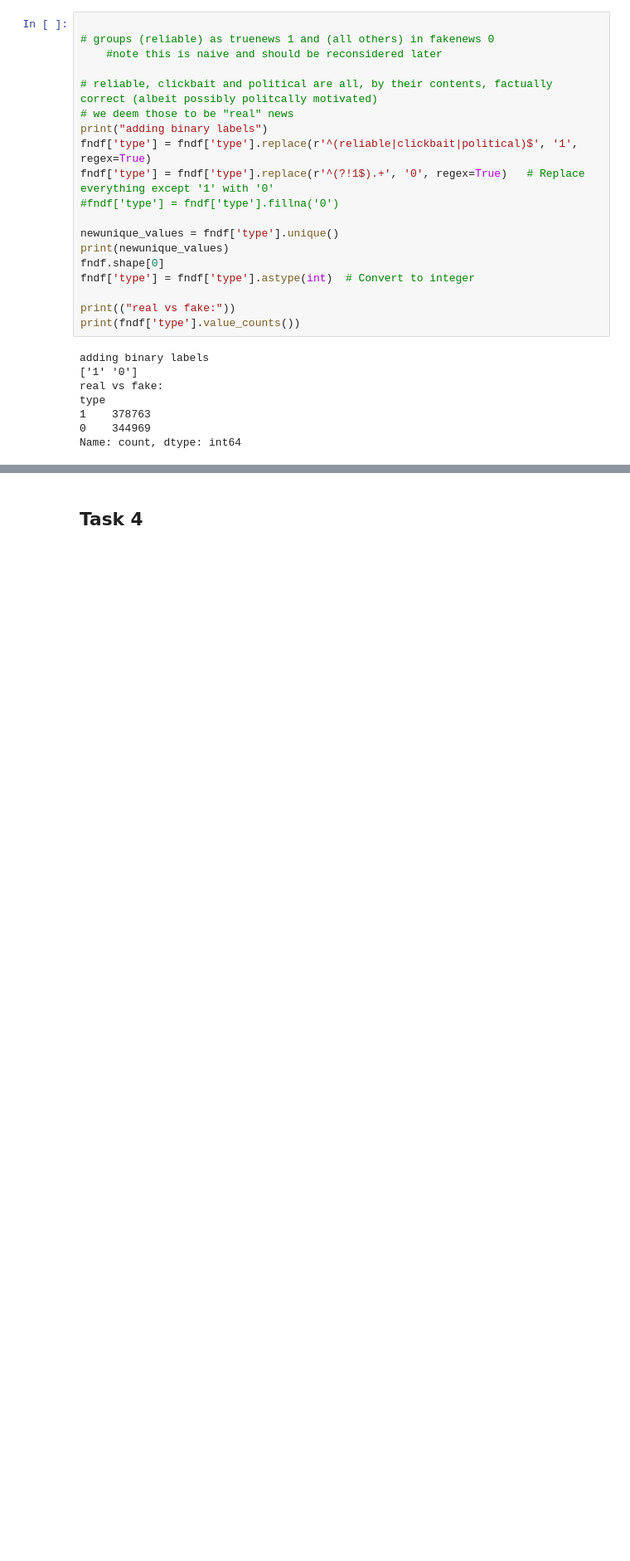
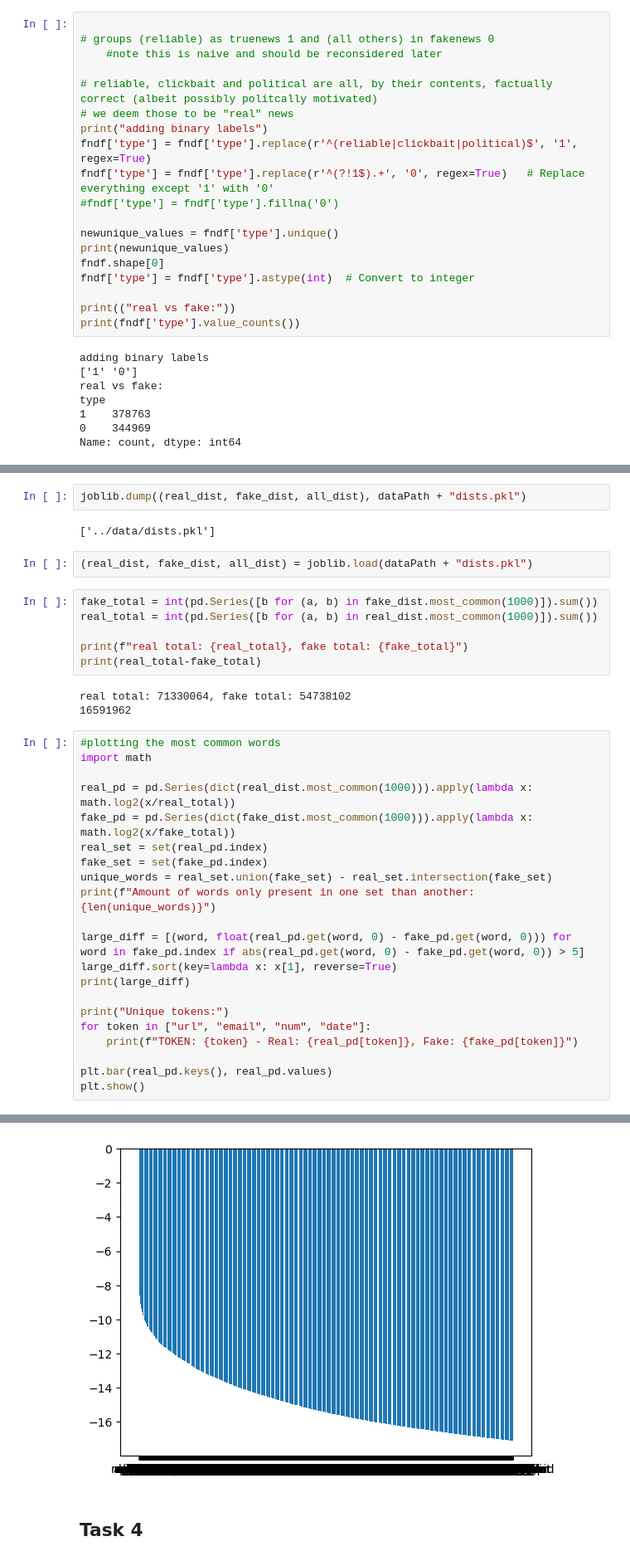
Before and after one commit to Laplace0000/GDS_TwoTime, a Jupyter notebook: src/project.ipynb, the cells around one changed output, grey strips where cells are left out. Shown: that part at 83% size. Saved outputs shown, nothing was run; the diff lists cells and outputs as text; blank space fills up the shorter version.

```diff
--- a/src/project.ipynb
+++ b/src/project.ipynb
@@ -443,0 +444,37 @@ distribution for all news
+# %%
+joblib.dump((real_dist, fake_dist, all_dist), dataPath + "dists.pkl")
+# %% [output]
+['../data/dists.pkl']
+# %%
+(real_dist, fake_dist, all_dist) = joblib.load(dataPath + "dists.pkl")
+# %%
+fake_total = int(pd.Series([b for (a, b) in fake_dist.most_common(1000)]).sum())
+real_total = int(pd.Series([b for (a, b) in real_dist.most_common(1000)]).sum())
+
+print(f"real total: {real_total}, fake total: {fake_total}")
+print(real_total-fake_total)
+# %% [output]
+real total: 71330064, fake total: 54738102
+16591962
+# %%
+#plotting the most common words
+import math
+
+real_pd = pd.Series(dict(real_dist.most_common(1000))).apply(lambda x: math.log2(x/real_total))
+fake_pd = pd.Series(dict(fake_dist.most_common(1000))).apply(lambda x: math.log2(x/fake_total))
+real_set = set(real_pd.index)
+fake_set = set(fake_pd.index)
+unique_words = real_set.union(fake_set) - real_set.intersection(fake_set)
+print(f"Amount of words only present in one set than another: {len(unique_words)}")
+
+large_diff = [(word, float(real_pd.get(word, 0) - fake_pd.get(word, 0))) for word in fake_pd.index if abs(real_pd.get(word, 0) - fake_pd.get(word, 0)) > 5]
+large_diff.sort(key=lambda x: x[1], reverse=True)
+print(large_diff)
+
+print("Unique tokens:")
+for token in ["url", "email", "num", "date"]:
+    print(f"TOKEN: {token} - Real: {real_pd[token]}, Fake: {fake_pd[token]}")
+
+plt.bar(real_pd.keys(), real_pd.values)
+plt.show()
+# %% [output]
@@ -444,3 +488,4 @@ distribution for all news
+[figure, added]
 # %% [markdown]
 ## Task 4
 # %%
```
Also changed, not shown: parts of 2 cells of this notebook.
